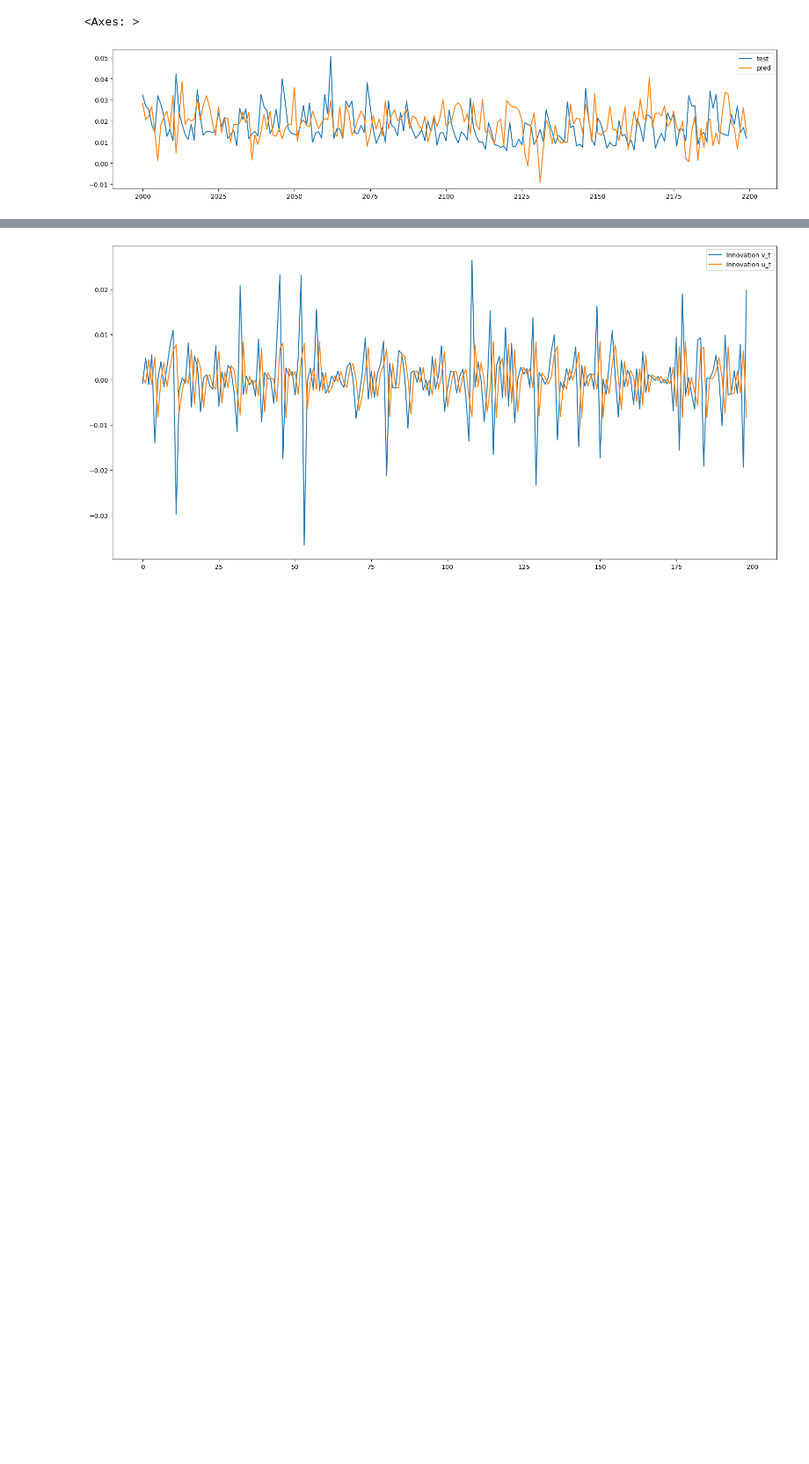
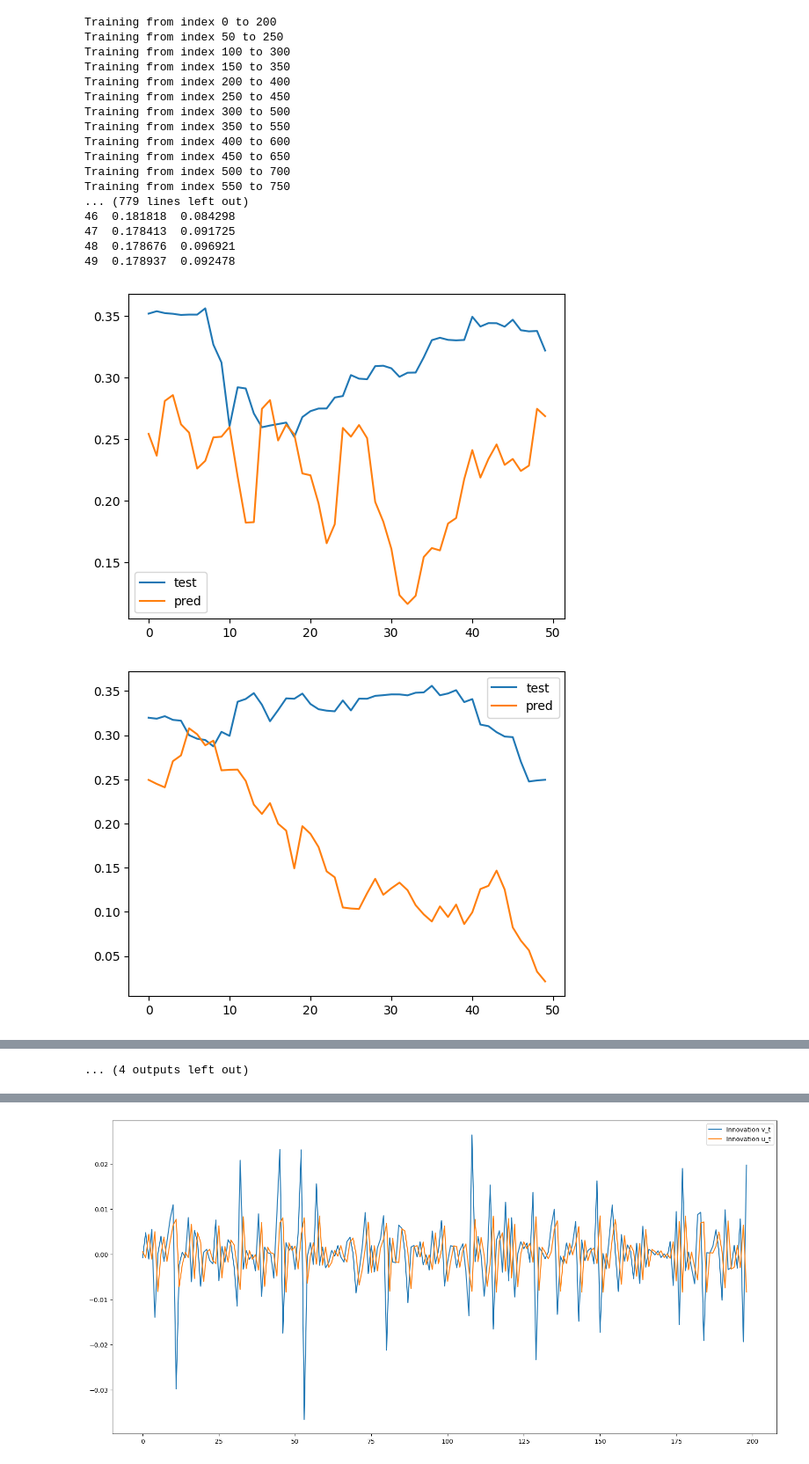
Before and after one commit to AE452/ScoreDrivenModels, a Jupyter notebook: scoredriven_test.ipynb, the cells around one changed output, grey strips where cells are left out. Shown at 88% size. Saved outputs shown, nothing was run; the diff lists cells and outputs as text; code cells hidden in the pictures; blank space fills up the shorter version.

```diff
--- a/scoredriven_test.ipynb
+++ b/scoredriven_test.ipynb
@@ -12,2 +6,0 @@ df = pd.read_csv('../../../Killzone_NQ_w_fea.csv')[['Killzone', 'Day','Volatilit
-# %%
-df['vol'] = (df['Volatility']*100)
@@ -28,34 +48,3 @@ test_set = series.iloc[end_train:end_test]
 
 train = train_set.values
 test = test_set.values
-# %%
-def train_predict_univariate_scoredriven(series, target, train_size=200, test_size=8):
-    series = series[target]
-    max_start_index = len(series) - train_size - test_size + 1
-    preds = []
-    for start in range(0, max_start_index, test_size):
-        print(start)
-        end_train = start + train_size
-        end_test = end_train + test_size
-        train_set = series.iloc[start:end_train]
-        test_set = series.iloc[end_train:end_test]
-
-
-        train = train_set.values
-        test = test_set.values
-        est = uDCS_t_model_estimator(train, theta)
-
-
-        #filtered = uDCS_t_model_filter(train, est['theta'])
-        theta_list = est['theta_list']
-        theta_list_values = list(theta_list.values())
-
-
-        pred = pd.Series(uDCS_t_model_predict(test, theta_list_values,  test_size))
-        a = pd.Series(test)#.plot()
-        b = pd.Series(pred)#.plot()
-        df = pd.concat([a, b], axis = 1)
-        df.columns = ['test', 'pred']
-        preds.append(df)
-
-    return preds
@@ -84,5 +50,0 @@ final_res = pd.concat(ss).reset_index()
-# %%
-final_res[['test','pred']][2000:2200].plot(figsize=(19,4))
-# %% [output]
-<Axes: >
-[figure, removed]
@@ -88,0 +104,32 @@ final_res[['test','pred']][2000:2200].plot(figsize=(19,4))
+# %%
+series = series.dropna()
+# %%
+# Assuming `df` is a DataFrame with a column 'price'
+initial_params = [0.1, 0.8, 0.5, 1.0, 5.0]  # Example parameters for omega, phi, k, varsigma, nu
+results = train_predict_univariate_scoredriven(series, target='Volatility', train_size=200, test_size=50, initial_params=initial_params)
+
+# To visualize results
+for i, res in enumerate(results):
+    print(f"Test {i + 1}:")
+    print(res)
+    res.plot()
+# %% [output]
+Training from index 0 to 200
+Training from index 50 to 250
+Training from index 100 to 300
+Training from index 150 to 350
+Training from index 200 to 400
+Training from index 250 to 450
+Training from index 300 to 500
+Training from index 350 to 550
+Training from index 400 to 600
+Training from index 450 to 650
+Training from index 500 to 700
+Training from index 550 to 750
+... (779 lines left out)
+46  0.181818  0.084298
+47  0.178413  0.091725
+48  0.178676  0.096921
+49  0.178937  0.092478
+[figure, added]
+[figure, added]
@@ -88,0 +145 @@ final_res[['test','pred']][2000:2200].plot(figsize=(19,4))
+... (4 outputs left out)
```
Also changed, not shown: parts of 16 cells of this notebook, 1 other file.
